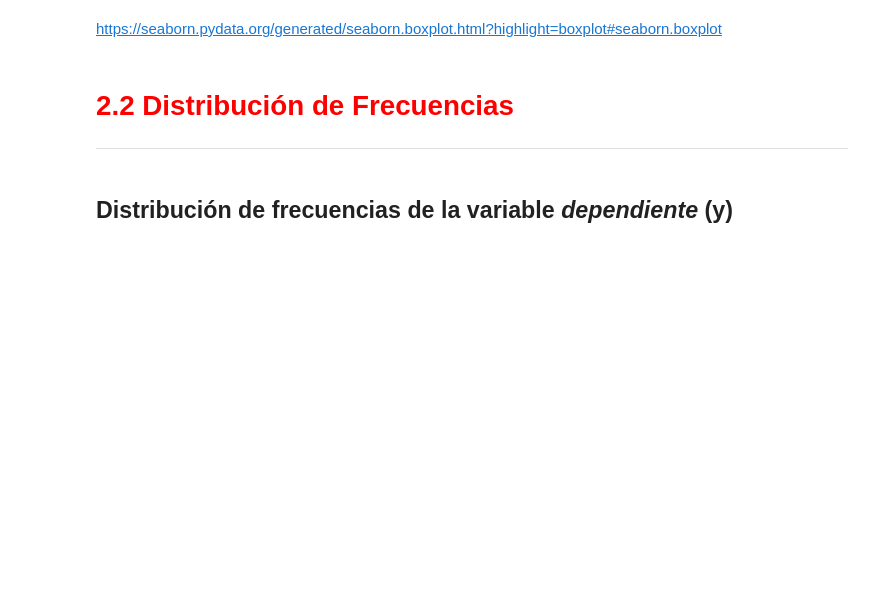
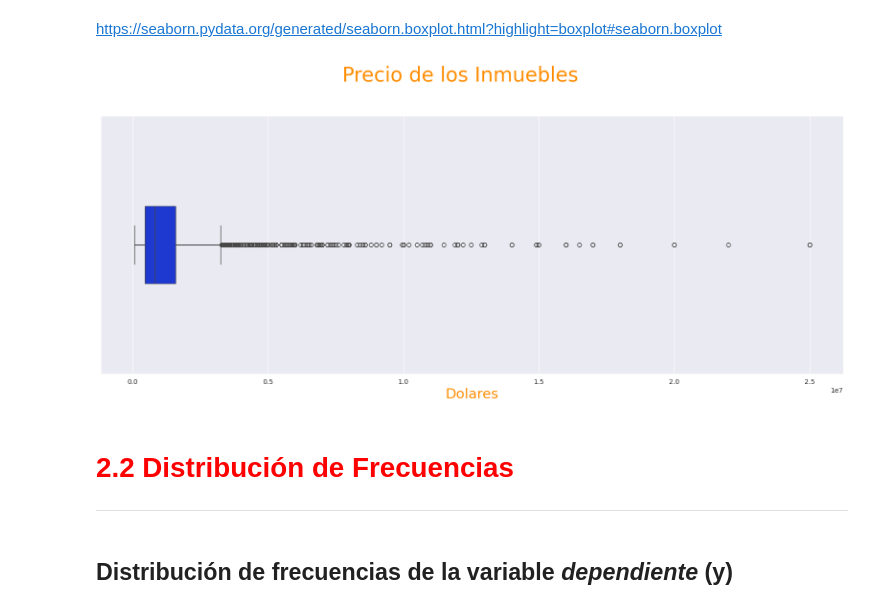
Before and after one commit to JDVAR7/2145-data-science-probando-relaciones-con-regresion-lineal, a Jupyter notebook: 2212_Regresion_lineal.ipynb, the cells around one changed output. Drawn from its saved outputs; the diff is of its cells as text; code cells hidden in the pictures; blank space fills up the shorter version.

```diff
--- a/2212_Regresion_lineal.ipynb
+++ b/2212_Regresion_lineal.ipynb
@@ -29,5 +38,7 @@ https://pandas.pydata.org/
 </ul>
 # %% [markdown]
 ## Lectura de los datos
+# %%
+data = pd.read_csv('/content/dataset.csv', sep=';')
 # %% [markdown]
 ## Visualizar los datos
@@ -33,0 +61,3 @@ https://pandas.pydata.org/
+# %%
+data.rename(columns={'Area': 'Area(M²)', 'Dist_Playa': 'Dist. Playa(kM)', 'Dist_Farmacia': 'Dist. Farmacia(kM)'}, inplace=True)
+display(data.head())
@@ -54,14 +125,23 @@ https://seaborn.pydata.org/
 ## Configuraciones para el formato de los gráficos
 # %%
 # palette -> Accent, Accent_r, Blues, Blues_r, BrBG, BrBG_r, BuGn, BuGn_r, BuPu, BuPu_r, CMRmap, CMRmap_r, Dark2, Dark2_r, GnBu, GnBu_r, Greens, Greens_r, Greys, Greys_r, OrRd, OrRd_r, Oranges, Oranges_r, PRGn, PRGn_r, Paired, Paired_r, Pastel1, Pastel1_r, Pastel2, Pastel2_r, PiYG, PiYG_r, PuBu, PuBuGn, PuBuGn_r, PuBu_r, PuOr, PuOr_r, PuRd, PuRd_r, Purples, Purples_r, RdBu, RdBu_r, RdGy, RdGy_r, RdPu, RdPu_r, RdYlBu, RdYlBu_r, RdYlGn, RdYlGn_r, Reds, Reds_r, Set1, Set1_r, Set2, Set2_r, Set3, Set3_r, Spectral, Spectral_r, Wistia, Wistia_r, YlGn, YlGnBu, YlGnBu_r, YlGn_r, YlOrBr, YlOrBr_r, YlOrRd, YlOrRd_r, afmhot, afmhot_r, autumn, autumn_r, binary, binary_r, bone, bone_r, brg, brg_r, bwr, bwr_r, cividis, cividis_r, cool, cool_r, coolwarm, coolwarm_r, copper, copper_r, cubehelix, cubehelix_r, flag, flag_r, gist_earth, gist_earth_r, gist_gray, gist_gray_r, gist_heat, gist_heat_r, gist_ncar, gist_ncar_r, gist_rainbow, gist_rainbow_r, gist_stern, gist_stern_r, gist_yarg, gist_yarg_r, gnuplot, gnuplot2, gnuplot2_r, gnuplot_r, gray, gray_r, hot, hot_r, hsv, hsv_r, icefire, icefire_r, inferno, inferno_r, jet, jet_r, magma, magma_r, mako, mako_r, nipy_spectral, nipy_spectral_r, ocean, ocean_r, pink, pink_r, plasma, plasma_r, prism, prism_r, rainbow, rainbow_r, rocket, rocket_r, seismic, seismic_r, spring, spring_r, summer, summer_r, tab10, tab10_r, tab20, tab20_r, tab20b, tab20b_r, tab20c, tab20c_r, terrain, terrain_r, viridis, viridis_r, vlag, vlag_r, winter, winter_r
-
+sns.set_palette('winter')
 # style -> white, dark, whitegrid, darkgrid, ticks
+sns.set_style('darkgrid')
 # %% [markdown]
 ## Box plot de la variable *dependiente* (y)
 # %% [markdown]
 ![Box-Plot.png](embedded-picture-1)
 # %% [markdown]
 https://seaborn.pydata.org/generated/seaborn.boxplot.html?highlight=boxplot#seaborn.boxplot
+# %%
+ax= sns.boxplot(data=data['Valor'], orient='h', width=0.3)
+ax.figure.set_size_inches(20, 7)
+ax.figure.suptitle('Precio de los Inmuebles', fontsize= 30, y=1.03, color= 'darkorange')
+ax.set_xlabel('Dolares', fontsize=21, color= 'darkorange')
+ax;
+# %% [output]
+[figure, added]
 # %% [markdown]
 # <font color='red' style='font-size: 30px;'>2.2 Distribución de Frecuencias</font>
 <hr style='border: 2px solid red;'>
```
Also changed, not shown: parts of 47 cells of this notebook.
